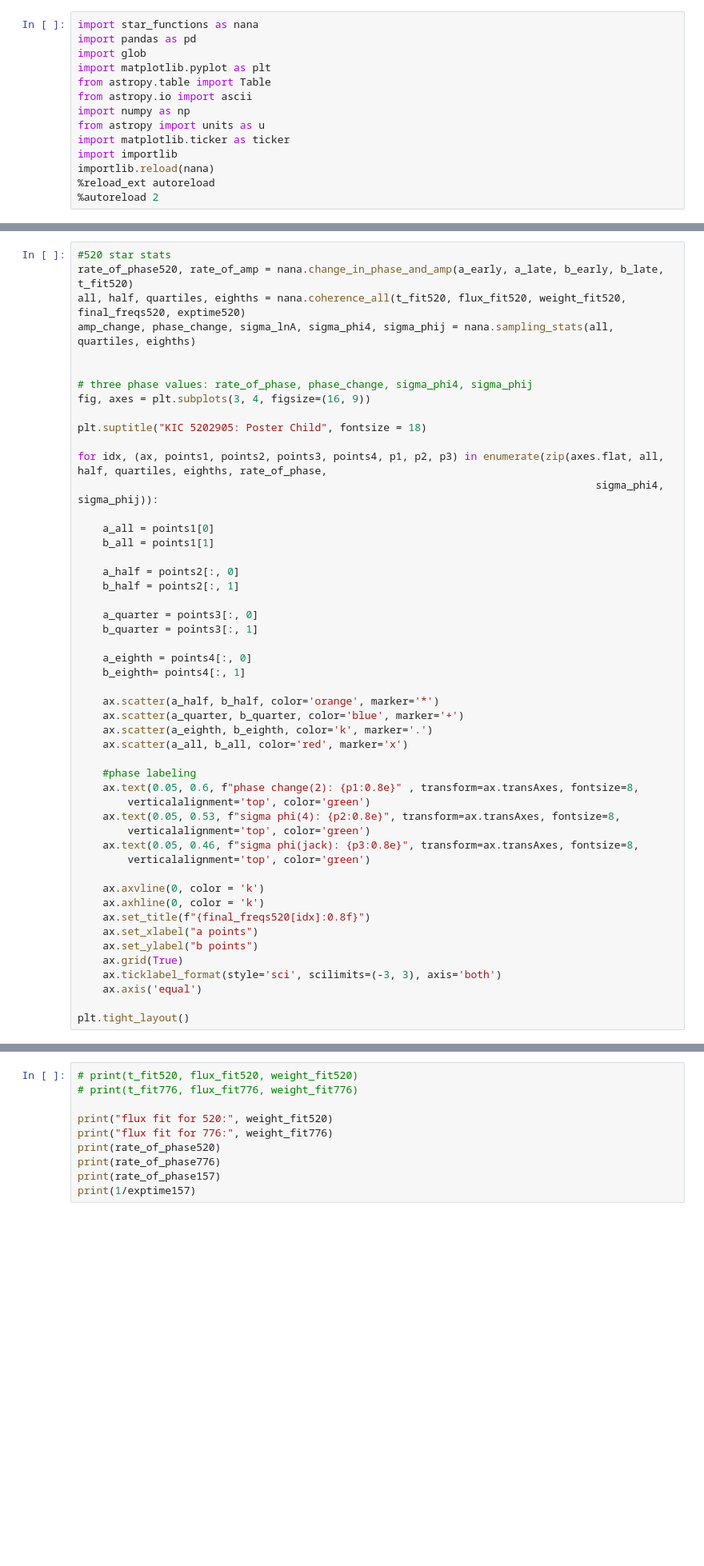
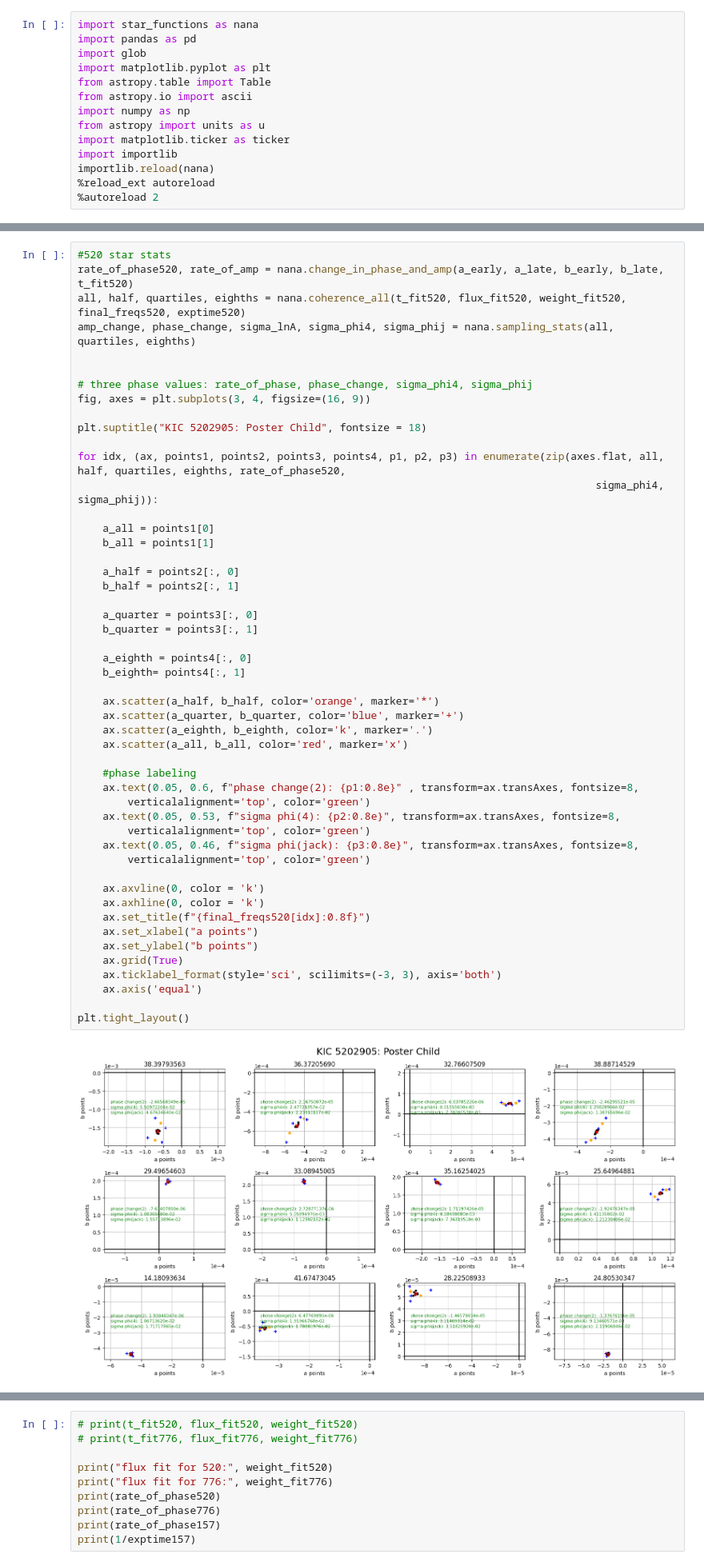
Before and after one commit to nanamiller/hogg_project, a Jupyter notebook: oscillator_catalog/star_stats_testing.ipynb, the cells around one changed output, grey strips where cells are left out. Shown: that part at 80% size. Saved outputs shown, nothing was run; the diff lists cells and outputs as text; blank space fills up the shorter version.

```diff
--- a/oscillator_catalog/star_stats_testing.ipynb
+++ b/oscillator_catalog/star_stats_testing.ipynb
@@ -53,7 +55,7 @@ fig, axes = plt.subplots(3, 4, figsize=(16, 9))
 
 plt.suptitle("KIC 5202905: Poster Child", fontsize = 18)
 
-for idx, (ax, points1, points2, points3, points4, p1, p2, p3) in enumerate(zip(axes.flat, all, half, quartiles, eighths, rate_of_phase,
+for idx, (ax, points1, points2, points3, points4, p1, p2, p3) in enumerate(zip(axes.flat, all, half, quartiles, eighths, rate_of_phase520,
                                                                                    sigma_phi4, sigma_phij)):
 
     a_all = points1[0]
@@ -64,33 +66,35 @@ for idx, (ax, points1, points2, points3, points4, p1, p2, p3) in enumerate(zip(a
 
     a_quarter = points3[:, 0]
     b_quarter = points3[:, 1]
 
     a_eighth = points4[:, 0]
     b_eighth= points4[:, 1]
 
     ax.scatter(a_half, b_half, color='orange', marker='*')
     ax.scatter(a_quarter, b_quarter, color='blue', marker='+')
     ax.scatter(a_eighth, b_eighth, color='k', marker='.')
     ax.scatter(a_all, b_all, color='red', marker='x')
 
     #phase labeling
     ax.text(0.05, 0.6, f"phase change(2): {p1:0.8e}" , transform=ax.transAxes, fontsize=8,
         verticalalignment='top', color='green')
     ax.text(0.05, 0.53, f"sigma phi(4): {p2:0.8e}", transform=ax.transAxes, fontsize=8,
         verticalalignment='top', color='green')
     ax.text(0.05, 0.46, f"sigma phi(jack): {p3:0.8e}", transform=ax.transAxes, fontsize=8,
         verticalalignment='top', color='green')
 
     ax.axvline(0, color = 'k')
     ax.axhline(0, color = 'k')
     ax.set_title(f"{final_freqs520[idx]:0.8f}")
     ax.set_xlabel("a points")
     ax.set_ylabel("b points")
     ax.grid(True)
     ax.ticklabel_format(style='sci', scilimits=(-3, 3), axis='both')
     ax.axis('equal')
 
 plt.tight_layout()
+# %% [output]
+[figure, added]
 # %%
 # for idx, (points1, points2, points3, points4, p1, p2, p3) in enumerate(zip(
 #         all, half, quartiles, eighths, rate_of_phase, sigma_phi4, sigma_phij)):
```
Also changed, not shown: parts of 10 cells of this notebook, 1 other file.
